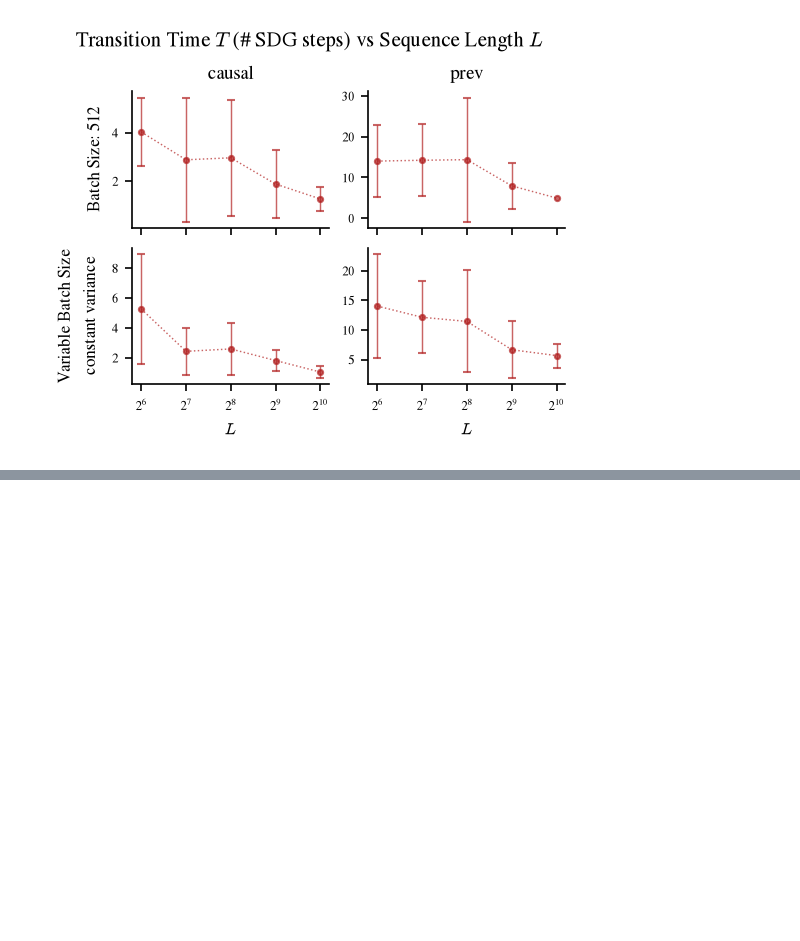
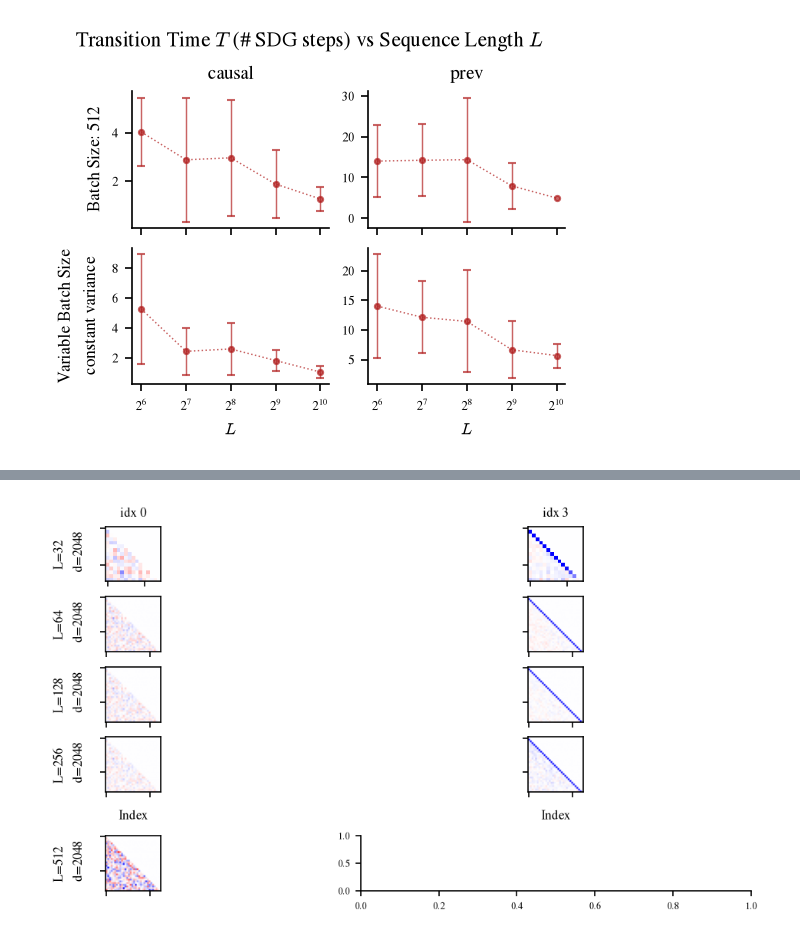
Before and after one commit to CristopherErazo/InContextLearning, a Jupyter notebook: notebooks/26_09_20_Scan_LearningRate.ipynb, the cells around one changed output, grey strips where cells are left out. Saved outputs shown, nothing was run; the diff lists cells and outputs as text; code cells hidden in the pictures; blank space fills up the shorter version.

```diff
--- a/notebooks/26_09_20_Scan_LearningRate.ipynb
+++ b/notebooks/26_09_20_Scan_LearningRate.ipynb
@@ -596,0 +772,27 @@ Text(0.5, 0.98, 'Transition Time $T$ (# SDG steps) vs Sequence Length $L$')
+# %%
+mtx = 'M'
+tot = 32
+
+fig , axes = create_fig(ncols=n_artifacts_to_plot,nrows=len(results),size='double',h=0.5,w=1,sharex=False)
+
+for k, (run_id, run_data) in enumerate(results.items()):
+    L , d , K, V , rho = run_data['L'], run_data['d'], run_data['K'], run_data['V'], run_data['rho']
+    center = K
+    left = max(0, center - int(rho*tot))-2
+    right = left + tot
+
+    artifact_idx = run_data['artifact_idx']
+    mtx_limits = run_data['mtx_limits']
+    lim = mtx_limits[mtx]*0.8
+    for i, idx in enumerate(artifact_idx):
+        ax = axes[k,i]
+        ax.spines[['top', 'right']].set_visible(True)
+        ax.set_xticklabels([])
+        ax.set_yticklabels([])
+        matrix = run_data['matrices'][idx][mtx][left:right,left:right]
+        im = ax.imshow(matrix, cmap='bwr_r', vmin=-lim, vmax=lim)
+        if k==0: ax.set_title(f'idx {idx}', fontsize=8)
+        if k==3: ax.set_xlabel('Index', fontsize=8)
+        if i==0: ax.set_ylabel(f'L={L} \n d={d}', fontsize=8)
+# %% [output]
+[figure, added]
```
Also changed, not shown: parts of 10 cells of this notebook, 7 other files.
